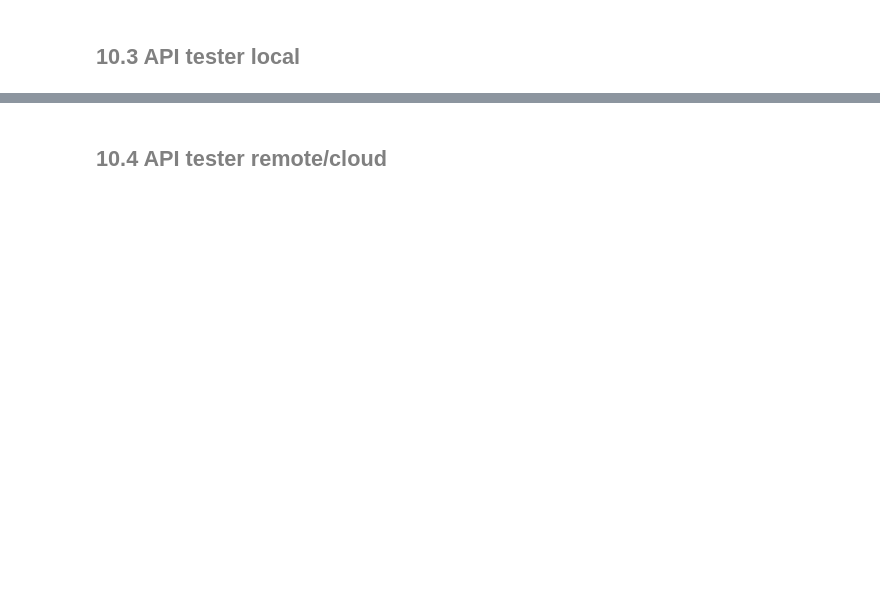
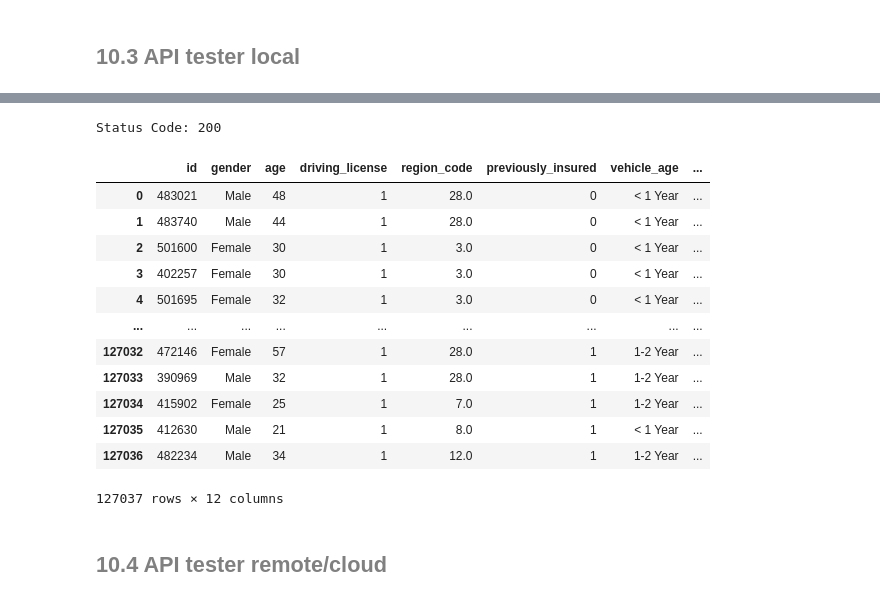
Before and after one commit to GustavoHBDuarte/health-insurance, a Jupyter notebook: notebook_main-ciclo_deploy.ipynb, the cells around one changed output, grey strips where cells are left out. Saved outputs shown, nothing was run; the diff lists cells and outputs as text; code cells hidden in the pictures; blank space fills up the shorter version.

```diff
--- a/notebook_main-ciclo_deploy.ipynb
+++ b/notebook_main-ciclo_deploy.ipynb
@@ -2178,0 +2387,4 @@ class Data_prep(object):
+# %%
+# Loading dataset
+
+X_test = pd.read_csv('/mnt/d/Gustavo/health-insurance/test.csv')
@@ -2179,2 +2400,47 @@ class Data_prep(object):
+# %%
+# Converting X_test to json
+
+data_json = X_test.to_json(orient='records', date_format='iso')
+
+
+
+# API Call =====================================================================================
+
+# For the call to work the local server has to be active (terminal: python API_handler.py)
+# If the result of executing this cell is 200, the request worked
+
+url = 'http://0.0.0.0:5000/healthinsurance/predict' #endpoint (where the data will be sent.0.0.0.0 means it is a local host not connected to the internet. Port 5000 is Flask's default)
+
+header = {'Content-type':'application/json'} #indicates to the API what type of request is being made
+
+
+
+
+
+# Making the request
+
+response = requests.post(url=url, headers=header, json=data_json)
+
+print('Status Code: {}'.format(response.status_code))
+# %% [output]
+Status Code: 200
+# %%
+df_predictions = pd.DataFrame(response.json(), columns=response.json()[0].keys())
+
+df_predictions
+# %% [output]
+|  | id | gender | age | driving_license | region_code | previously_insured | vehicle_age | ... |
+| 0 | 483021 | Male | 48 | 1 | 28.0 | 0 | < 1 Year | ... |
+| 1 | 483740 | Male | 44 | 1 | 28.0 | 0 | < 1 Year | ... |
+| 2 | 501600 | Female | 30 | 1 | 3.0 | 0 | < 1 Year | ... |
+| 3 | 402257 | Female | 30 | 1 | 3.0 | 0 | < 1 Year | ... |
+| 4 | 501695 | Female | 32 | 1 | 3.0 | 0 | < 1 Year | ... |
+| ... | ... | ... | ... | ... | ... | ... | ... | ... |
+| 127032 | 472146 | Female | 57 | 1 | 28.0 | 1 | 1-2 Year | ... |
+| 127033 | 390969 | Male | 32 | 1 | 28.0 | 1 | 1-2 Year | ... |
+| 127034 | 415902 | Female | 25 | 1 | 7.0 | 1 | 1-2 Year | ... |
+| 127035 | 412630 | Male | 21 | 1 | 8.0 | 1 | < 1 Year | ... |
+| 127036 | 482234 | Male | 34 | 1 | 12.0 | 1 | 1-2 Year | ... |
+127037 rows × 12 columns
 # %% [markdown]
 ## <font color="gray"> 10.4 API tester remote/cloud </font>
```
Also changed, not shown: parts of 12 cells of this notebook.
